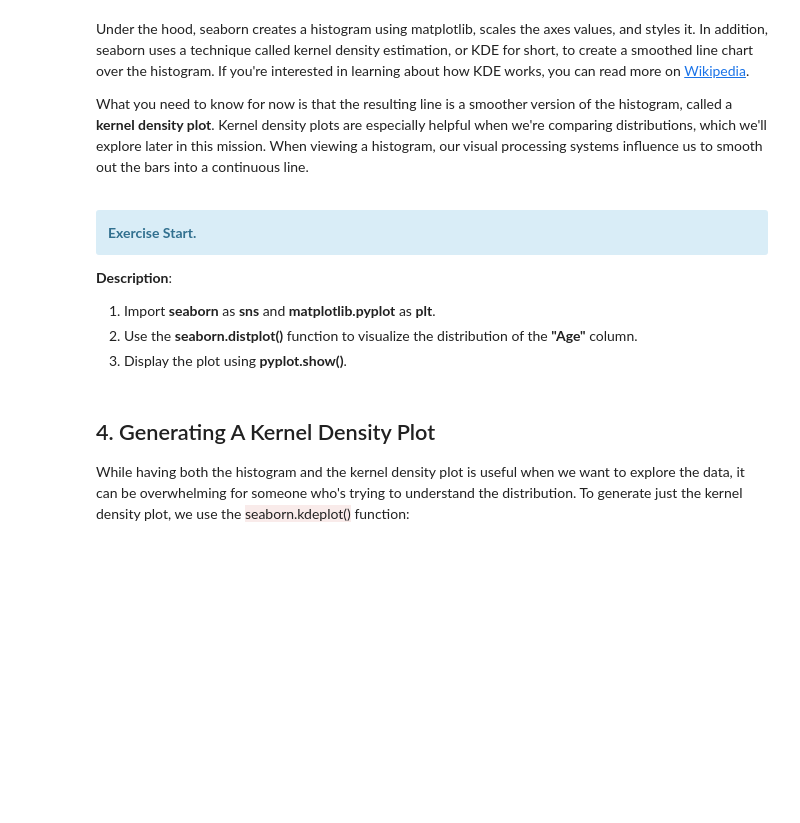
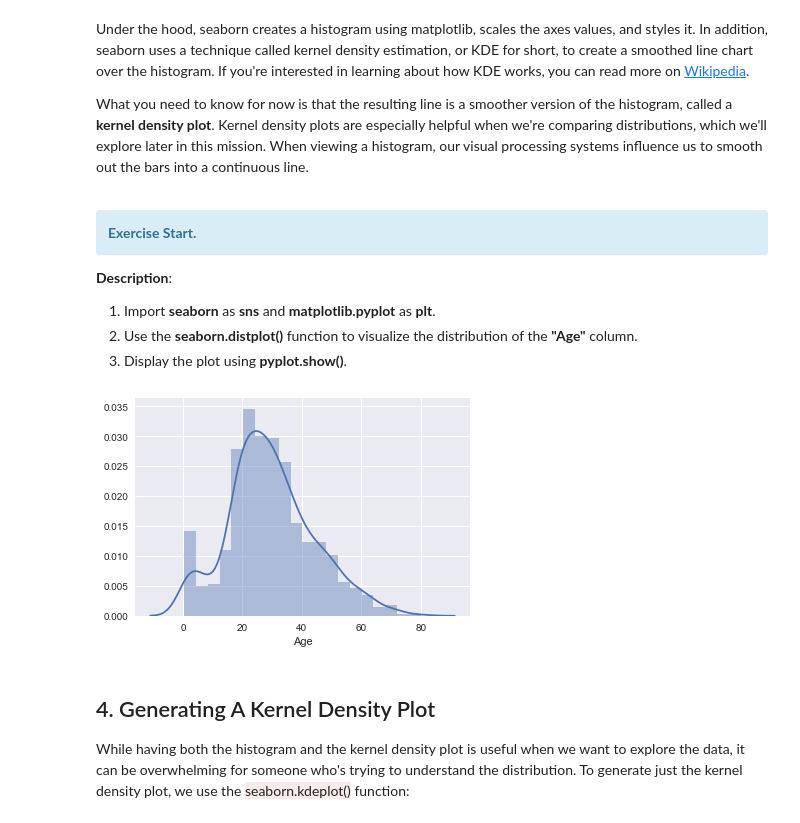
Before and after one commit to thyall/Prob_2018.1, a Jupyter notebook: Aula 16 - Visualização de dados com Seaborn/Seaborn.ipynb, the cells around one changed output. Saved outputs shown, nothing was run; the diff lists cells and outputs as text; code cells hidden in the pictures; blank space fills up the shorter version.

```diff
--- a/Aula 16 - Visualização de dados com Seaborn/Seaborn.ipynb
+++ b/Aula 16 - Visualização de dados com Seaborn/Seaborn.ipynb
@@ -132,6 +146,13 @@ What you need to know for now is that the resulting line is a smoother version o
 1. Import **seaborn** as **sns** and **matplotlib.pyplot** as **plt**.
 2. Use the **seaborn.distplot()** function to visualize the distribution of the **"Age"** column.
 3. Display the plot using **pyplot.show()**.
+# %%
+sns.set_context("notebook")
+
+sns.distplot(titanic["Age"])
+plt.show()
+# %% [output]
+[figure, added]
 # %% [markdown]
 ## 4. Generating A Kernel Density Plot
 
```
Also changed, not shown: parts of 8 cells of this notebook, 1 other file.
